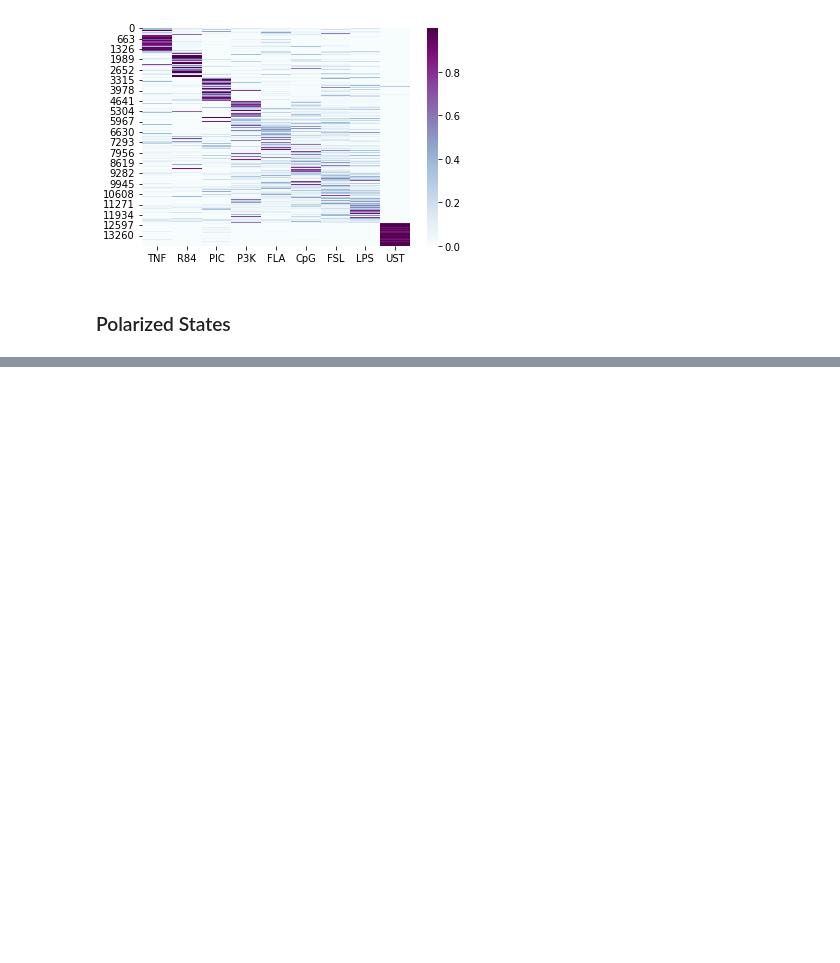
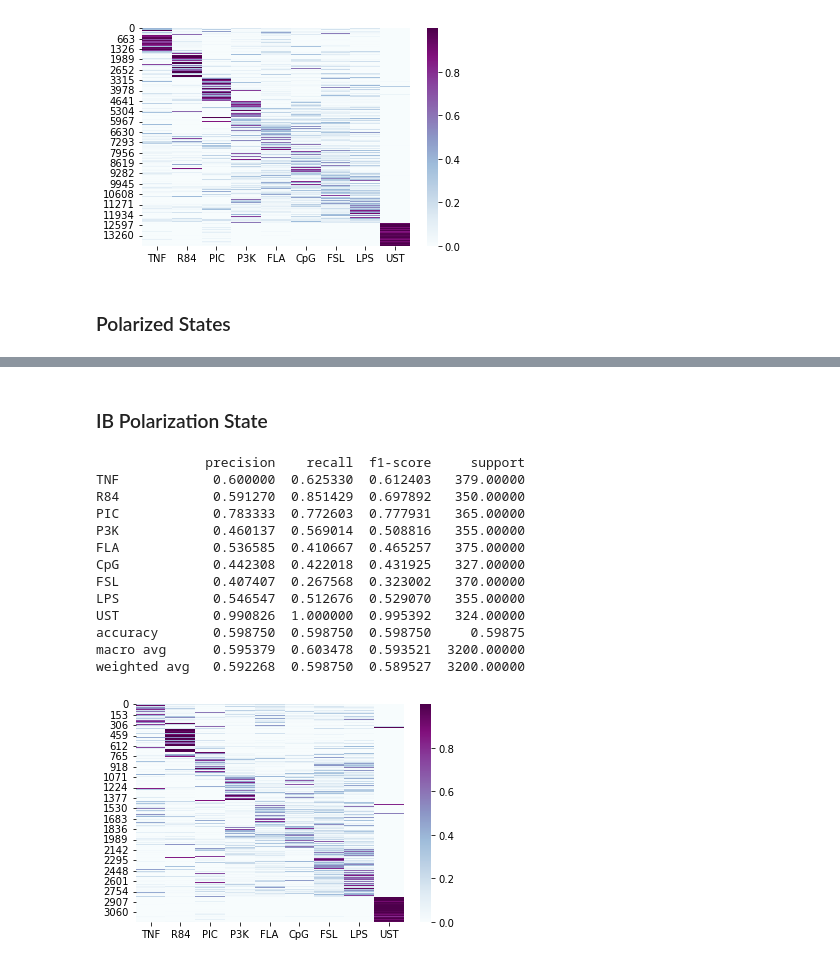
Before and after one commit to apple-soda/lstm-nfkb-dynamics, a Jupyter notebook: notebooks/manuscript-model.ipynb, the cells around one changed output, grey strips where cells are left out. Drawn from its saved outputs; the diff is of its cells as text; code cells hidden in the pictures; blank space fills up the shorter version.

```diff
--- a/notebooks/manuscript-model.ipynb
+++ b/notebooks/manuscript-model.ipynb
@@ -255,0 +262,7 @@ i4loader = torch.utils.data.DataLoader(i4test, batch_size=32, shuffle=True)
+# %%
+up_true, up_pred, up_prob = np.empty((32,)), np.empty((32,)), np.empty((32, 9))
+ib_true, ib_pred, ib_prob = np.empty((32,)), np.empty((32,)), np.empty((32, 9))
+ig_true, ig_pred, ig_prob = np.empty((32,)), np.empty((32,)), np.empty((32, 9))
+i0_true, i0_pred, i0_prob = np.empty((32,)), np.empty((32,)), np.empty((32, 9))
+i3_true, i3_pred, i3_prob = np.empty((32,)), np.empty((32,)), np.empty((32, 9))
+i4_true, i4_pred, i4_prob = np.empty((32,)), np.empty((32,)), np.empty((32, 9))
@@ -255,0 +417,28 @@ i4loader = torch.utils.data.DataLoader(i4test, batch_size=32, shuffle=True)
+# %% [markdown]
+### IB Polarization State
+# %%
+ib_cf = sns.heatmap(ib_fraction, cmap = "BuPu", xticklabels=ligands)
+ib_accuracy = sum(ib_df[0] == ib_df[1])/3200
+ib_cf.plot()
+
+ibcr = sklearn.metrics.classification_report(ib_df[0], ib_df[1], target_names=ligands, output_dict=True)
+ibcr = pd.DataFrame(ibcr).transpose()
+print(upcr)
+
+ibf1 = ibcr[:9]['f1-score']
+ib_average_f1 = np.mean(ibf1)
+# %% [output]
+              precision    recall  f1-score     support
+TNF            0.600000  0.625330  0.612403   379.00000
+R84            0.591270  0.851429  0.697892   350.00000
+PIC            0.783333  0.772603  0.777931   365.00000
+P3K            0.460137  0.569014  0.508816   355.00000
+FLA            0.536585  0.410667  0.465257   375.00000
+CpG            0.442308  0.422018  0.431925   327.00000
+FSL            0.407407  0.267568  0.323002   370.00000
+LPS            0.546547  0.512676  0.529070   355.00000
+UST            0.990826  1.000000  0.995392   324.00000
+accuracy       0.598750  0.598750  0.598750     0.59875
+macro avg      0.595379  0.603478  0.593521  3200.00000
+weighted avg   0.592268  0.598750  0.589527  3200.00000
+[figure, added]
```
Also changed, not shown: parts of 37 cells of this notebook.
